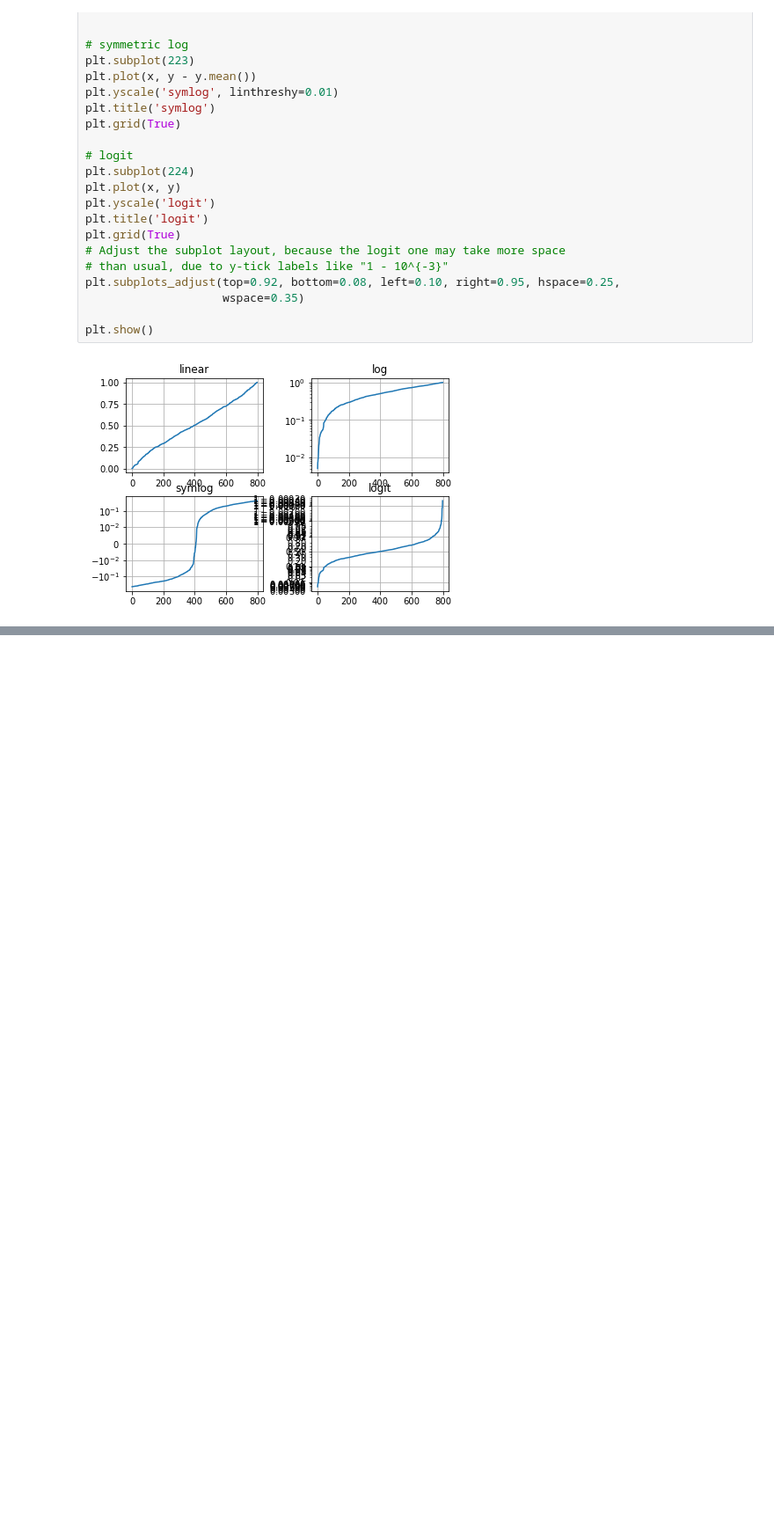
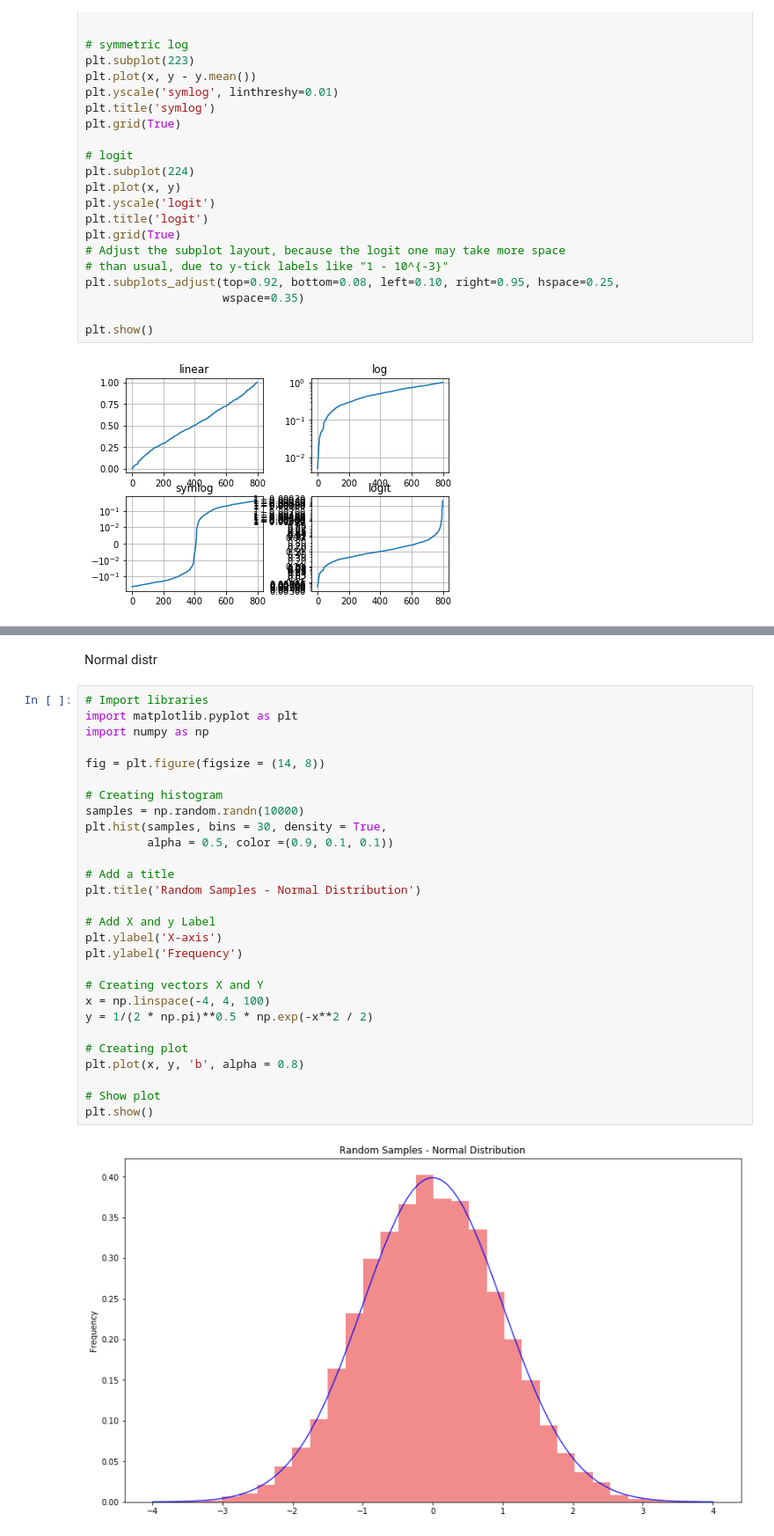
Before and after one commit to webserg/pythonML, a Jupyter notebook: pythonML/notebooks/math/PrimeObsession.ipynb, the cells around one changed output, grey strips where cells are left out. Shown: that part at 88% size. Cells and saved outputs as stored; diff of their text form; blank space fills up the shorter version.

```diff
--- a/pythonML/notebooks/math/PrimeObsession.ipynb
+++ b/pythonML/notebooks/math/PrimeObsession.ipynb
@@ -99,0 +150,32 @@ plt.show()
+# %% [markdown]
+Normal distr
+# %%
+# Import libraries
+import matplotlib.pyplot as plt
+import numpy as np
+
+fig = plt.figure(figsize = (14, 8))
+
+# Creating histogram
+samples = np.random.randn(10000)
+plt.hist(samples, bins = 30, density = True,
+         alpha = 0.5, color =(0.9, 0.1, 0.1))
+
+# Add a title
+plt.title('Random Samples - Normal Distribution')
+
+# Add X and y Label
+plt.ylabel('X-axis')
+plt.ylabel('Frequency')
+
+# Creating vectors X and Y
+x = np.linspace(-4, 4, 100)
+y = 1/(2 * np.pi)**0.5 * np.exp(-x**2 / 2)
+
+# Creating plot
+plt.plot(x, y, 'b', alpha = 0.8)
+
+# Show plot
+plt.show()
+# %% [output]
+[figure, added]
```
Also changed, not shown: parts of 6 cells of this notebook, 4 other files.
